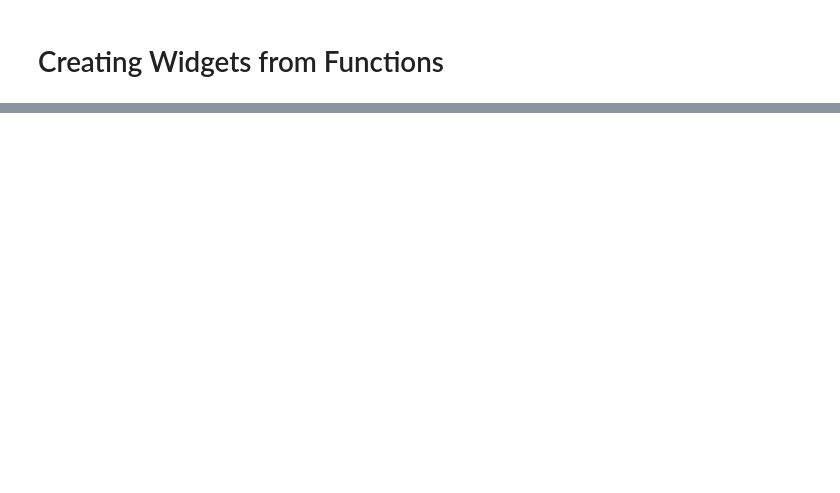
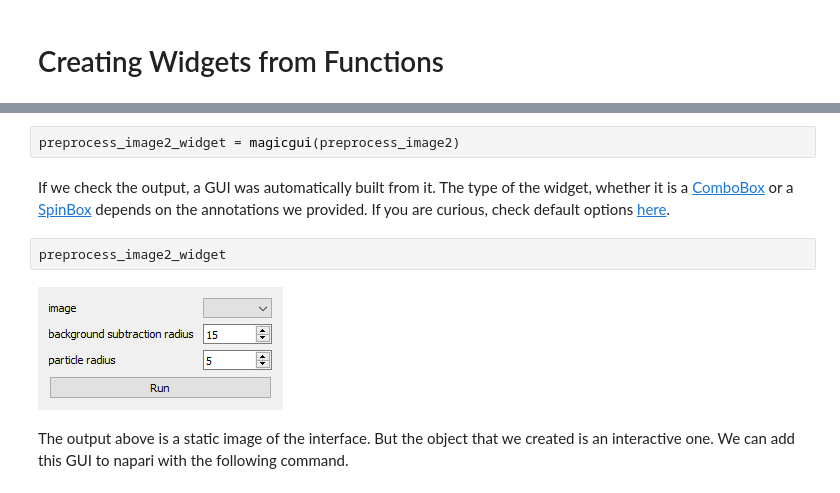
Before and after one commit to BiAPoL/Quantitative_Bio_Image_Analysis_with_Python_2022, a Jupyter notebook: docs/day4c_crafting_napari_plugins/01_creating_widgets_from_functions.ipynb, the cells around one changed output, grey strips where cells are left out. Drawn from its saved outputs; the diff is of its cells as text; blank space fills up the shorter version.

```diff
--- a/docs/day4c_crafting_napari_plugins/01_creating_widgets_from_functions.ipynb
+++ b/docs/day4c_crafting_napari_plugins/01_creating_widgets_from_functions.ipynb
@@ -21 +103,11 @@ preprocess_widget = magicgui(preprocess_image)
+# %%
+preprocess_image2_widget = magicgui(preprocess_image2)
+# %% [markdown]
+If we check the output, a GUI was automatically built from it. The type of the widget, whether it is a [ComboBox](https://napari.org/magicgui/usage/_autosummary/magicgui.widgets.ComboBox.html) or a [SpinBox](https://napari.org/magicgui/usage/_autosummary/magicgui.widgets.SpinBox.html) depends on the annotations we provided. If you are curious, check default options [here](https://napari.org/magicgui/usage/types_widgets.html#type-to-widget-conversion).
+# %%
+preprocess_image2_widget
+# %% [output]
+[figure, added]
+# %% [markdown]
+The output above is a static image of the interface. But the object that we created is an interactive one. We can add this GUI to napari with the following command.
 # %%
```
Also changed, not shown: parts of 29 cells of this notebook, 6 other files.
